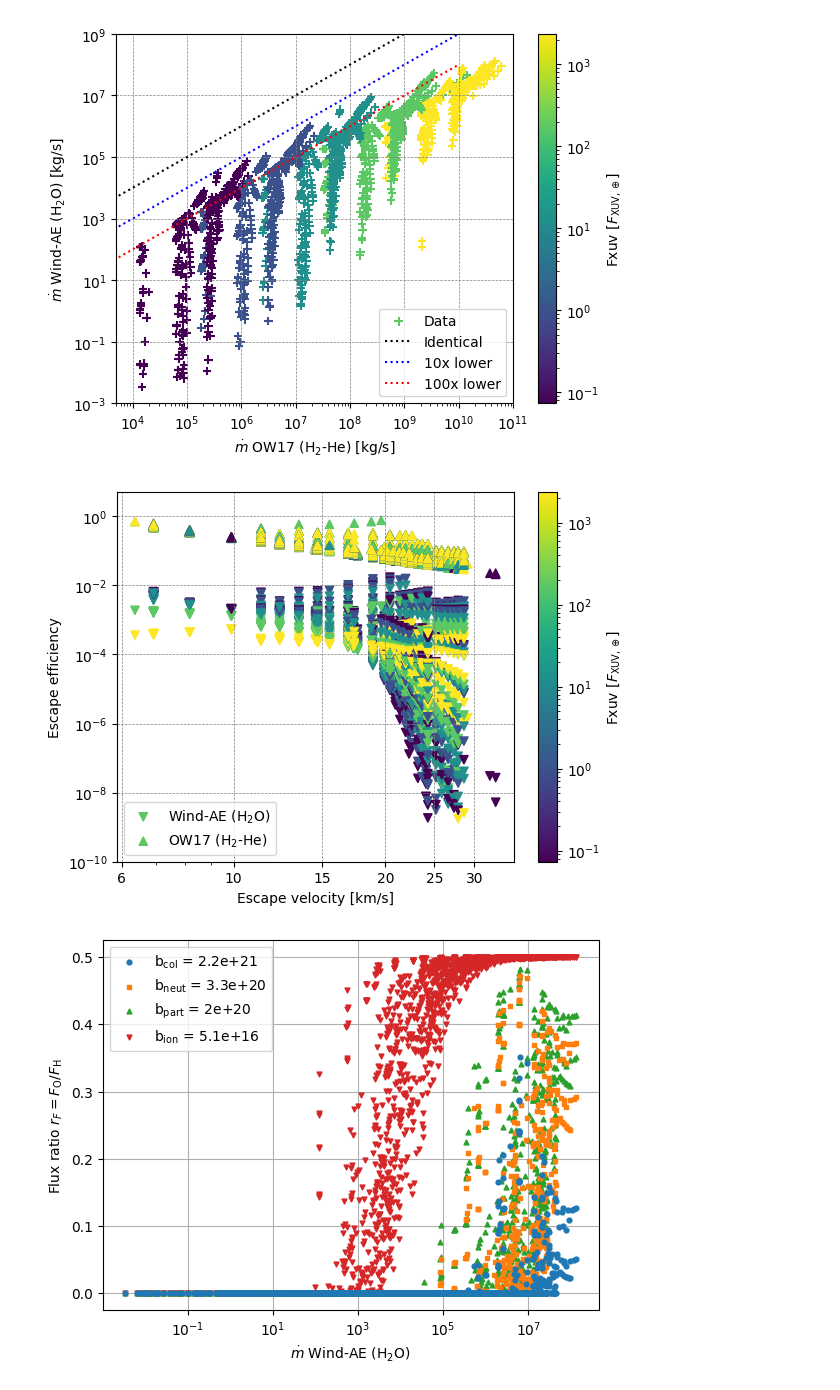
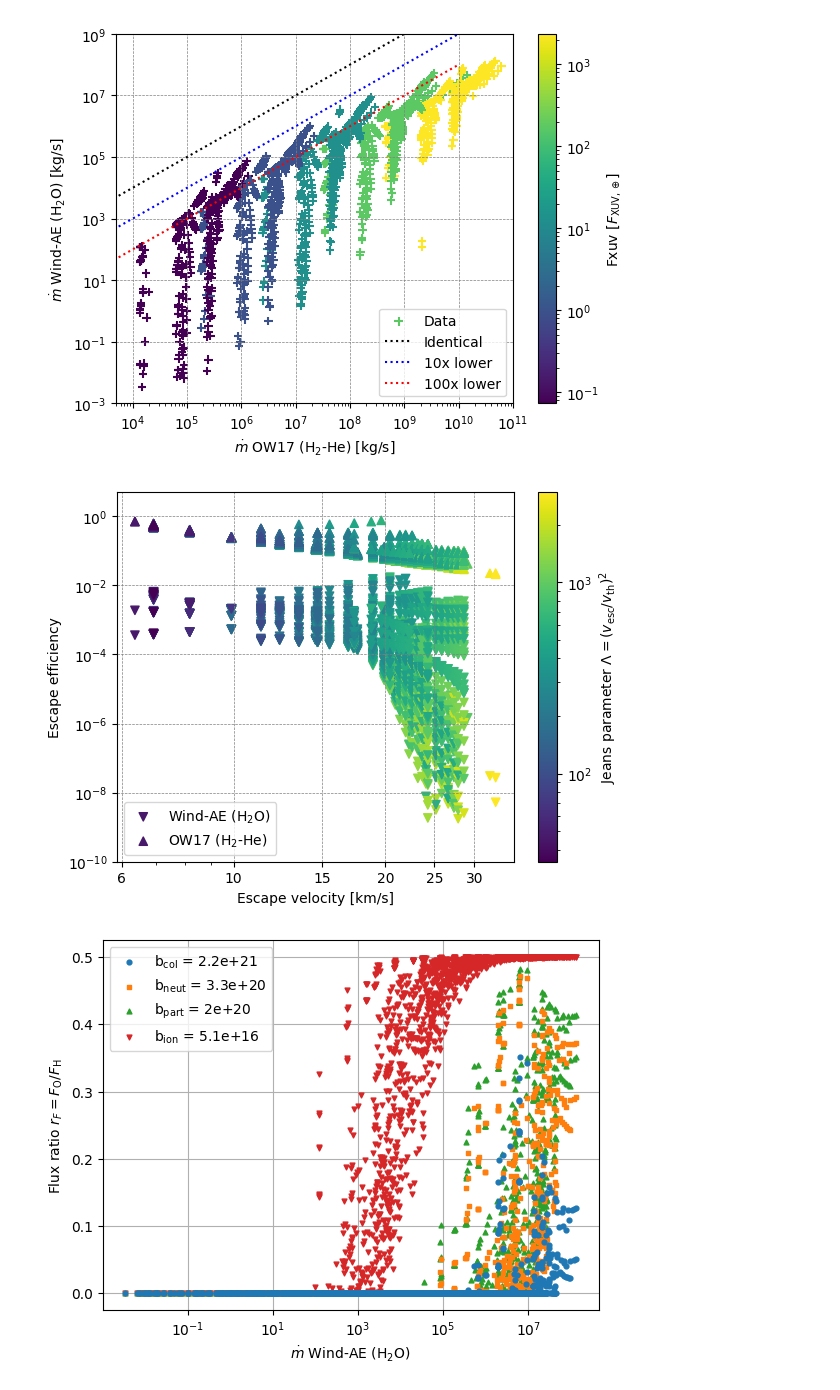
Before and after one commit to emersontao/steam-evolution, a Jupyter notebook: Demo_grid-H2O-escape-rates.ipynb, the cells around one changed output. Cells and saved outputs as stored; diff of their text form; code cells hidden in the pictures.

Commit message:
H2O grid demo: changed colorbar of efficiency plot to Lambda

```diff
--- a/Demo_grid-H2O-escape-rates.ipynb
+++ b/Demo_grid-H2O-escape-rates.ipynb
@@ -272,32 +275,33 @@ plt.show()
 # %%
 # -----------------------------------------------------------
 
 # Effective efficiency = Mdot Wind-AE/MdotEL as a function of Lambda.
 
 output_file = dir_figs / "efficiency_windae-vs-ow17.pdf"
 
 plt.scatter(df_valid["v_esc"]/1e3,df_valid["effective-efficiency-wind-ae"],marker='v',
-            c=df_valid["Fxuv"],norm=matplotlib.colors.LogNorm(),
+            c=df_valid["Lambda"],norm=matplotlib.colors.LogNorm(),
             label=r"Wind-AE (H$_2$O)")
 plt.scatter(df_valid["v_esc"]/1e3,df_valid["efficiency-OW17"],marker='^',
-            c=df_valid["Fxuv"],norm=matplotlib.colors.LogNorm(),
+            c=df_valid["Lambda"],norm=matplotlib.colors.LogNorm(),
             label=r"OW17 (H$_2$-He)")
 cbar=plt.colorbar()
 plt.xscale('log')
 plt.xticks([6,10,15,20,25,30])
 ax = plt.gca()
 ax.xaxis.set_major_formatter(matplotlib.ticker.ScalarFormatter())
 plt.yscale('log')
-cbar.set_label(r"Fxuv [$F_{\mathrm{XUV},\oplus}$]")
+# cbar.set_label(r"Fxuv [$F_{\mathrm{XUV},\oplus}$]")
+cbar.set_label(r"Jeans parameter $\Lambda = (v_\mathrm{esc}/v_\mathrm{th})^2$")
 plt.ylabel('Escape efficiency')
 plt.xlabel('Escape velocity [km/s]')
 plt.ylim(1e-10,5)
 plt.grid(ls="--",c='gray',lw=0.5)
 plt.legend(loc=0)
 plt.savefig(output_file,dpi=120,bbox_inches="tight")
 plt.show()
 # %% [output]
-[figure, old version]
+[figure, new version]
 # %%
 # -----------------------------------------------------------
 
```
Also changed, not shown: parts of 2 cells of this notebook, 4 other files.
